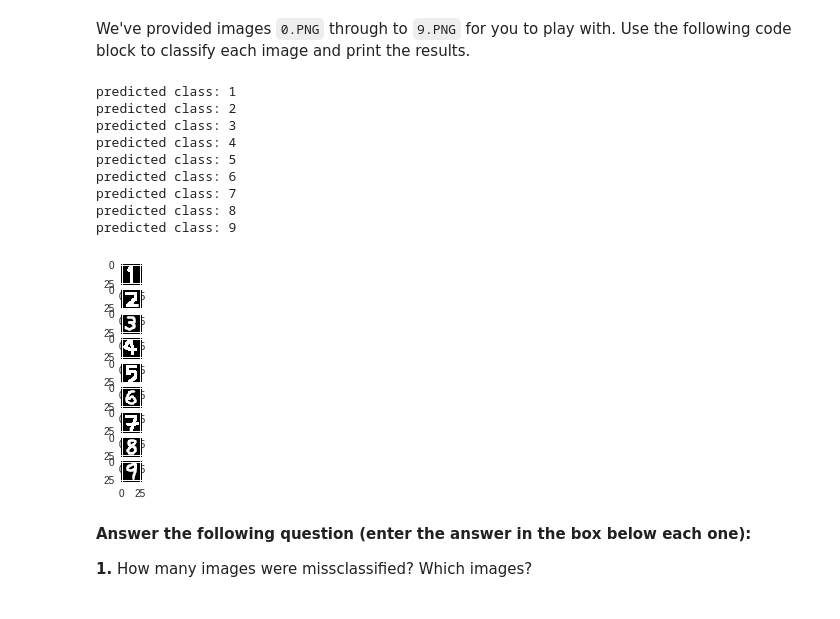
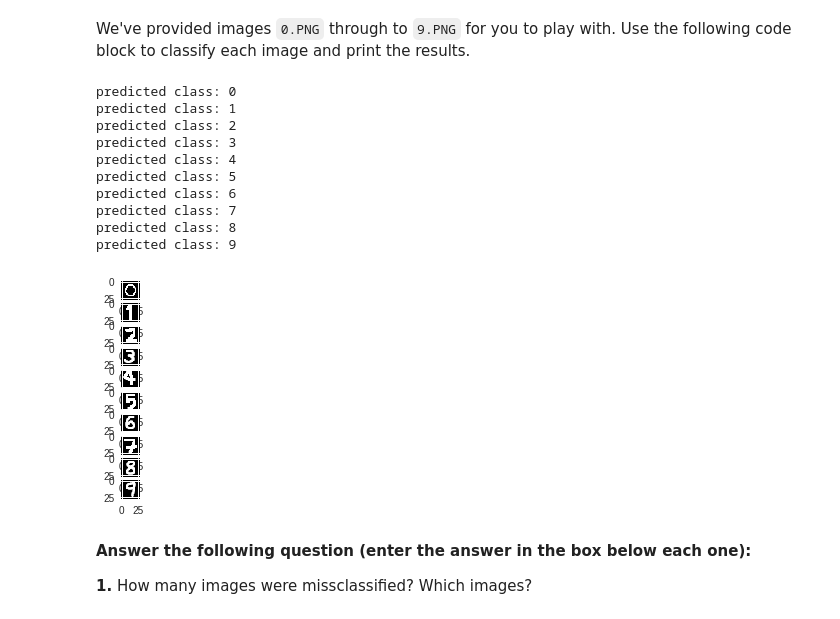
Before and after one commit to Suhang1014/COMP6248-Deep-Learning, a Jupyter notebook: Lab5/5_2_Loading_ipynb.ipynb, the cells around one changed output. Cells and saved outputs as stored; diff of their text form; code cells hidden in the pictures.

```diff
--- a/Lab5/5_2_Loading_ipynb.ipynb
+++ b/Lab5/5_2_Loading_ipynb.ipynb
@@ -157,26 +157,27 @@ predicted class: 1
 We've provided images `0.PNG` through to `9.PNG` for you to play with. Use the following code block to classify each image and print the results.
 # %%
 # YOUR CODE HERE
-fig, ax = plt.subplots(nrows=9, ncols=1, sharex = False, sharey = False, figsize = (4,4))
-for i in range(1,10):
+fig, ax = plt.subplots(nrows=10, ncols=1, sharex = False, sharey = False, figsize = (4,4))
+for i in range(0,10):
   im = transform(Image.open(str(i) + ".PNG"))
-  ax[i-1].imshow(im[0], cmap=plt.get_cmap('gray'))
+  ax[i].imshow(im[0], cmap=plt.get_cmap('gray'))
   batch = im.unsqueeze(0)
   predictions = model(batch)
 #   print("logits:", predictions.data)
   _, predicted_class = predictions.max(1)
   print("predicted class:", predicted_class.item())
 # %% [output]
+predicted class: 0
 predicted class: 1
 predicted class: 2
 predicted class: 3
 predicted class: 4
 predicted class: 5
 predicted class: 6
 predicted class: 7
 predicted class: 8
 predicted class: 9
-[figure, old version]
+[figure, new version]
 # %% [markdown]
 __Answer the following question (enter the answer in the box below each one):__
 
```
Also changed, not shown: parts of 2 cells of this notebook.
